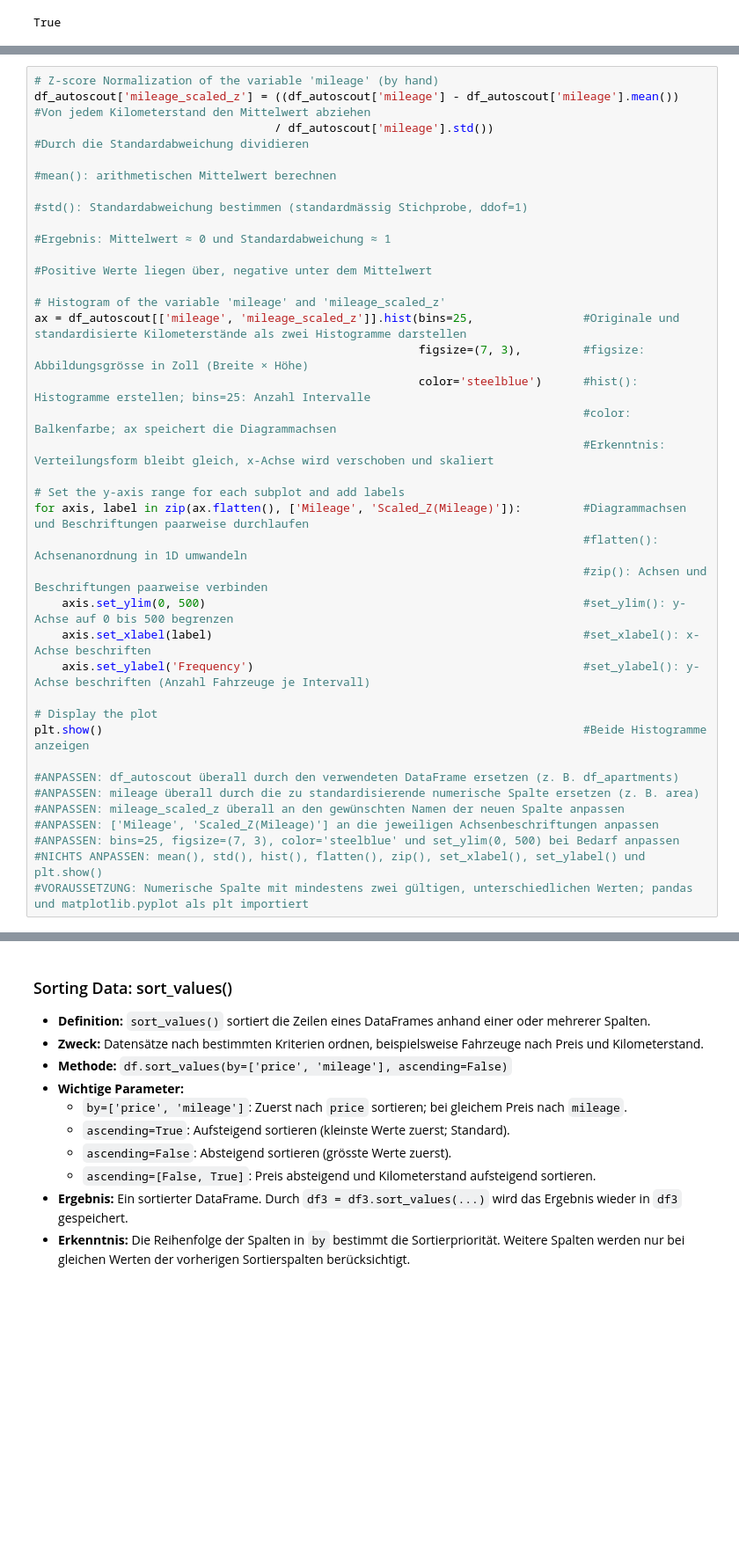
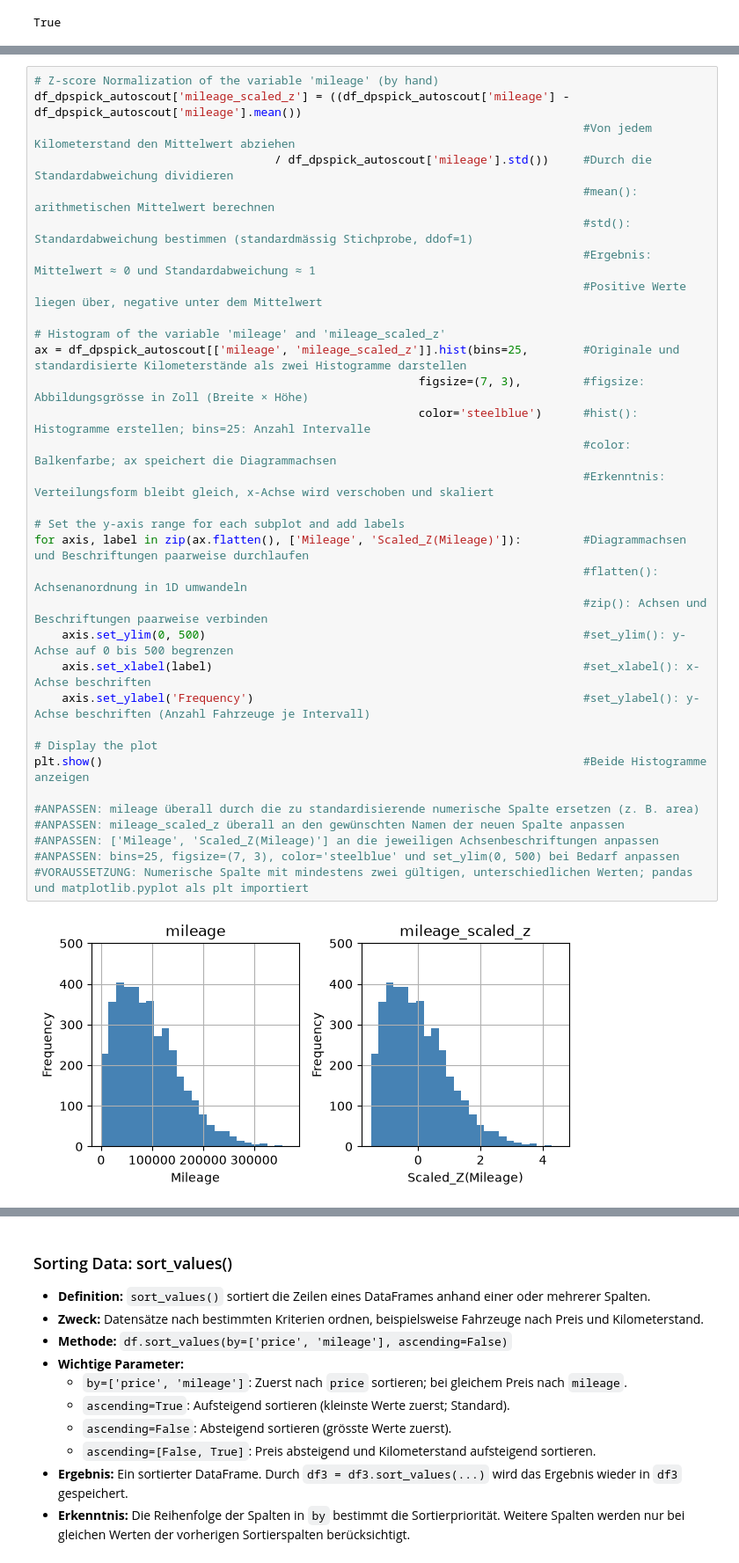
Before and after one commit to pyrat12/DS_HS2026_LNW, a Jupyter notebook: DS_HS2026_LNW_I_Examples/AP02/AP02 V4 Data Preparation/AP02 V4 DP Spick 2.ipynb, the cells around one changed output, grey strips where cells are left out. Shown at 88% size. Saved outputs shown, nothing was run; the diff lists cells and outputs as text; blank space fills up the shorter version.

```diff
--- a/DS_HS2026_LNW_I_Examples/AP02/AP02 V4 Data Preparation/AP02 V4 DP Spick 2.ipynb
+++ b/DS_HS2026_LNW_I_Examples/AP02/AP02 V4 Data Preparation/AP02 V4 DP Spick 2.ipynb
@@ -883,37 +895,38 @@ True
 # %%
 # Z-score Normalization of the variable 'mileage' (by hand)
-df_autoscout['mileage_scaled_z'] = ((df_autoscout['mileage'] - df_autoscout['mileage'].mean())  #Von jedem Kilometerstand den Mittelwert abziehen
-                                   / df_autoscout['mileage'].std())                             #Durch die Standardabweichung dividieren
-                                                                                                #mean(): arithmetischen Mittelwert berechnen
-                                                                                                #std(): Standardabweichung bestimmen (standardmässig Stichprobe, ddof=1)
-                                                                                                #Ergebnis: Mittelwert ≈ 0 und Standardabweichung ≈ 1
-                                                                                                #Positive Werte liegen über, negative unter dem Mittelwert
+df_dpspick_autoscout['mileage_scaled_z'] = ((df_dpspick_autoscout['mileage'] - df_dpspick_autoscout['mileage'].mean())
+                                                                                #Von jedem Kilometerstand den Mittelwert abziehen
+                                   / df_dpspick_autoscout['mileage'].std())     #Durch die Standardabweichung dividieren
+                                                                                #mean(): arithmetischen Mittelwert berechnen
+                                                                                #std(): Standardabweichung bestimmen (standardmässig Stichprobe, ddof=1)
+                                                                                #Ergebnis: Mittelwert ≈ 0 und Standardabweichung ≈ 1
+                                                                                #Positive Werte liegen über, negative unter dem Mittelwert
 
 # Histogram of the variable 'mileage' and 'mileage_scaled_z'
-ax = df_autoscout[['mileage', 'mileage_scaled_z']].hist(bins=25,                #Originale und standardisierte Kilometerstände als zwei Histogramme darstellen
+ax = df_dpspick_autoscout[['mileage', 'mileage_scaled_z']].hist(bins=25,        #Originale und standardisierte Kilometerstände als zwei Histogramme darstellen
                                                         figsize=(7, 3),         #figsize: Abbildungsgrösse in Zoll (Breite × Höhe)
                                                         color='steelblue')      #hist(): Histogramme erstellen; bins=25: Anzahl Intervalle
                                                                                 #color: Balkenfarbe; ax speichert die Diagrammachsen
                                                                                 #Erkenntnis: Verteilungsform bleibt gleich, x-Achse wird verschoben und skaliert
 
 # Set the y-axis range for each subplot and add labels
 for axis, label in zip(ax.flatten(), ['Mileage', 'Scaled_Z(Mileage)']):         #Diagrammachsen und Beschriftungen paarweise durchlaufen
                                                                                 #flatten(): Achsenanordnung in 1D umwandeln
                                                                                 #zip(): Achsen und Beschriftungen paarweise verbinden
     axis.set_ylim(0, 500)                                                       #set_ylim(): y-Achse auf 0 bis 500 begrenzen
     axis.set_xlabel(label)                                                      #set_xlabel(): x-Achse beschriften
     axis.set_ylabel('Frequency')                                                #set_ylabel(): y-Achse beschriften (Anzahl Fahrzeuge je Intervall)
 
 # Display the plot
 plt.show()                                                                      #Beide Histogramme anzeigen
 
-#ANPASSEN: df_autoscout überall durch den verwendeten DataFrame ersetzen (z. B. df_apartments)
 #ANPASSEN: mileage überall durch die zu standardisierende numerische Spalte ersetzen (z. B. area)
 #ANPASSEN: mileage_scaled_z überall an den gewünschten Namen der neuen Spalte anpassen
 #ANPASSEN: ['Mileage', 'Scaled_Z(Mileage)'] an die jeweiligen Achsenbeschriftungen anpassen
 #ANPASSEN: bins=25, figsize=(7, 3), color='steelblue' und set_ylim(0, 500) bei Bedarf anpassen
-#NICHTS ANPASSEN: mean(), std(), hist(), flatten(), zip(), set_xlabel(), set_ylabel() und plt.show()
 #VORAUSSETZUNG: Numerische Spalte mit mindestens zwei gültigen, unterschiedlichen Werten; pandas und matplotlib.pyplot als plt importiert
+# %% [output]
+[figure, added]
 # %% [markdown]
 ### Data Standardization / Z-Score Normalization (scikit-learn)
 
```
Also changed, not shown: parts of 24 cells of this notebook, 1 other file.
